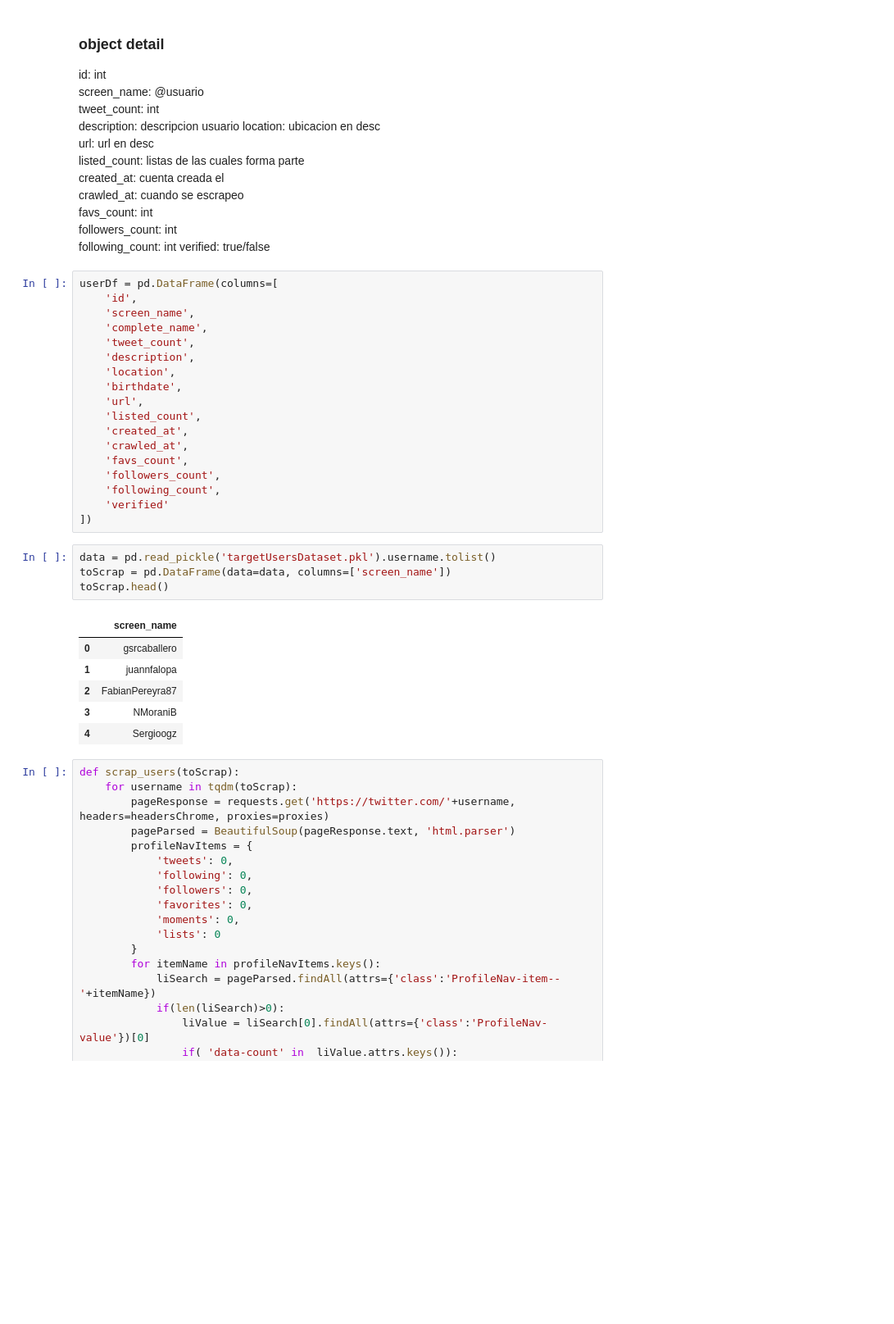
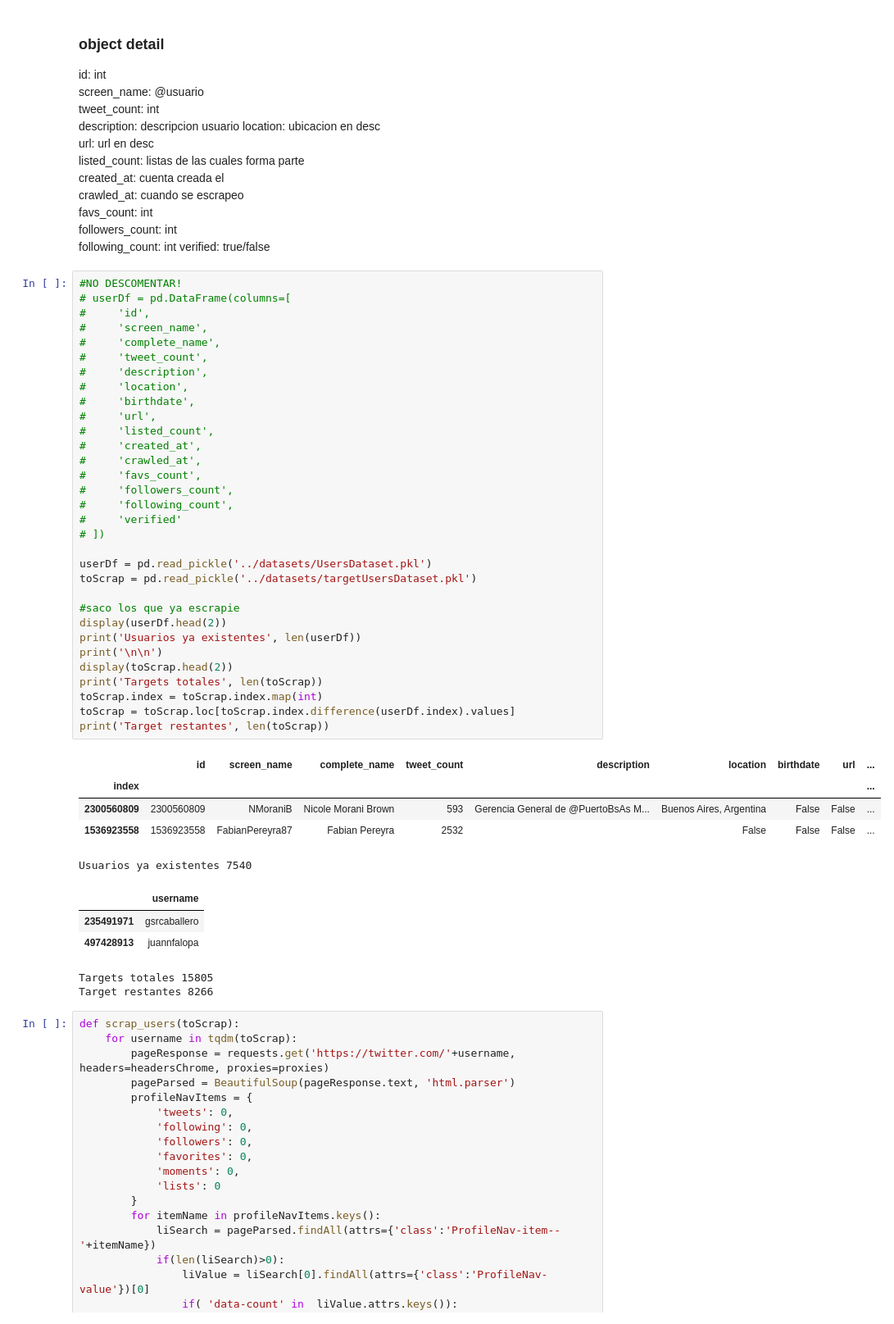
Before and after one commit to fermasia/argBot, a Jupyter notebook: twitterScraper/UserScraper-Parallel.ipynb, the cells around one changed output. Shown at 82% size. Saved outputs shown, nothing was run; the diff lists cells and outputs as text; blank space fills up the shorter version.

Commit message:
Unificar datasets

```diff
--- a/twitterScraper/UserScraper-Parallel.ipynb
+++ b/twitterScraper/UserScraper-Parallel.ipynb
@@ -52,35 +52,49 @@ favs_count: int
 followers_count: int
 following_count: int
 verified: true/false
-# %%
-userDf = pd.DataFrame(columns=[
-    'id',
-    'screen_name',
-    'complete_name',
-    'tweet_count',
-    'description',
-    'location',
-    'birthdate',
-    'url',
-    'listed_count',
-    'created_at',
-    'crawled_at',
-    'favs_count',
-    'followers_count',
-    'following_count',
-    'verified'
-])
-# %%
-data = pd.read_pickle('targetUsersDataset.pkl').username.tolist()
-toScrap = pd.DataFrame(data=data, columns=['screen_name'])
-toScrap.head()
-# %% [output]
-|  | screen_name |
-| 0 | gsrcaballero |
-| 1 | juannfalopa |
-| 2 | FabianPereyra87 |
-| 3 | NMoraniB |
-| 4 | Sergioogz |
+# %%
+#NO DESCOMENTAR!
+# userDf = pd.DataFrame(columns=[
+#     'id',
+#     'screen_name',
+#     'complete_name',
+#     'tweet_count',
+#     'description',
+#     'location',
+#     'birthdate',
+#     'url',
+#     'listed_count',
+#     'created_at',
+#     'crawled_at',
+#     'favs_count',
+#     'followers_count',
+#     'following_count',
+#     'verified'
+# ])
+
+userDf = pd.read_pickle('../datasets/UsersDataset.pkl')
+toScrap = pd.read_pickle('../datasets/targetUsersDataset.pkl')
+
+#saco los que ya escrapie
+display(userDf.head(2))
+print('Usuarios ya existentes', len(userDf))
+print('\n\n')
+display(toScrap.head(2))
+print('Targets totales', len(toScrap))
+toScrap.index = toScrap.index.map(int)
+toScrap = toScrap.loc[toScrap.index.difference(userDf.index).values]
+print('Target restantes', len(toScrap))
+# %% [output]
+|  | id | screen_name | complete_name | tweet_count | description | location | birthdate | url | ... |
+| index |  |  |  |  |  |  |  |  | ... |
+| 2300560809 | 2300560809 | NMoraniB | Nicole Morani Brown | 593 | Gerencia General de @PuertoBsAs M... | Buenos Aires, Argentina | False | False | ... |
+| 1536923558 | 1536923558 | FabianPereyra87 | Fabian Pereyra | 2532 |  | False | False | False | ... |
+Usuarios ya existentes 7540
+|  | username |
+| 235491971 | gsrcaballero |
+| 497428913 | juannfalopa |
+Targets totales 15805
+Target restantes 8266
 # %%
 def scrap_users(toScrap):
     for username in tqdm(toScrap):
```
Also changed, not shown: parts of 1 cell of this notebook, 7 other files.
